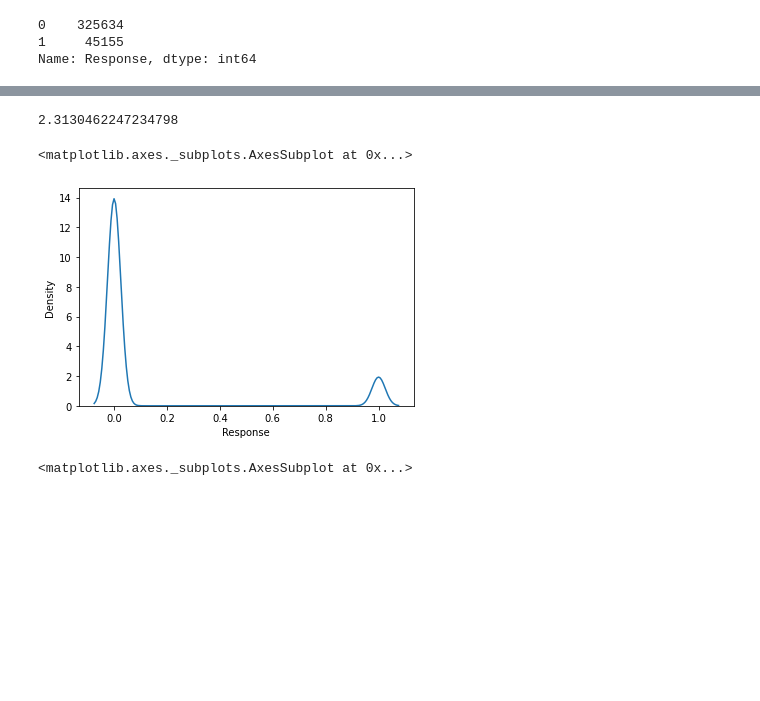
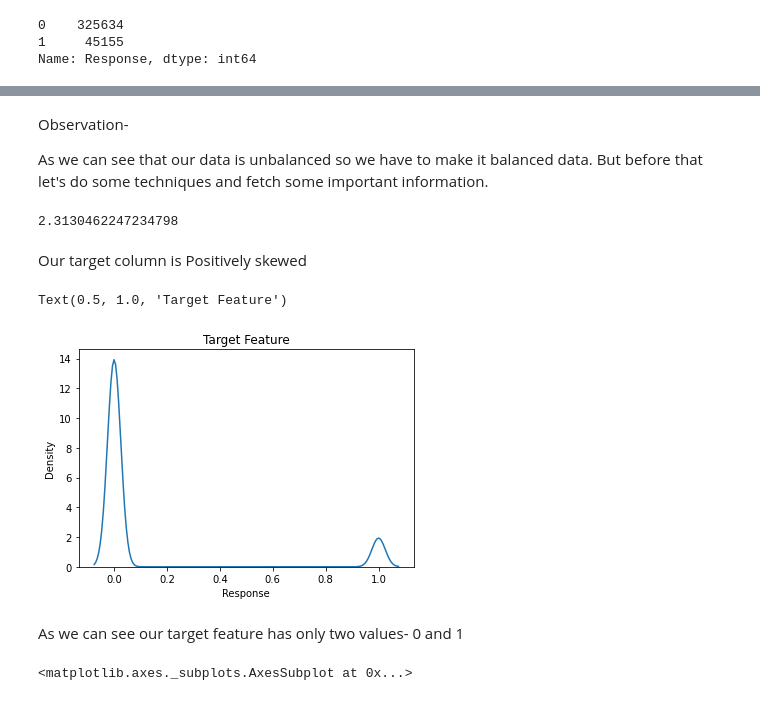
Before and after one commit to Gulzar-khan/Health-Insurance-Cross-Sell-Prediction, a Jupyter notebook: Individual_Health_Insurance_Cross_Sell_Prediction.ipynb, the cells around one changed output, grey strips where cells are left out. Saved outputs shown, nothing was run; the diff lists cells and outputs as text; code cells hidden in the pictures; blank space fills up the shorter version.

```diff
--- a/Individual_Health_Insurance_Cross_Sell_Prediction.ipynb
+++ b/Individual_Health_Insurance_Cross_Sell_Prediction.ipynb
@@ -221,13 +246,22 @@ sns.barplot(x=df.Response,y=df.Response.value_counts())
+# %% [markdown]
+Observation-
+
+As we can see that our data is unbalanced so we have to make it balanced data. But before that let's do some techniques and fetch some important information.
 # %%
 df.Response.skew()
 # %% [output]
 2.3130462247234798
+# %% [markdown]
+Our target column is Positively skewed
 # %%
 #checking the distribution of target variable
-sns.kdeplot(df['Response'])
+ax1=sns.kdeplot(df['Response'])
+ax1.set_title('Target Feature')
 # %% [output]
-<matplotlib.axes._subplots.AxesSubplot at 0x...>
+Text(0.5, 1.0, 'Target Feature')
-[figure, old version]
+[figure, new version]
+# %% [markdown]
+As we can see our target feature has only two values- 0 and 1
 # %%
 df['Response'].hist()
 # %% [output]
```
Also changed, not shown: parts of 116 cells of this notebook.
